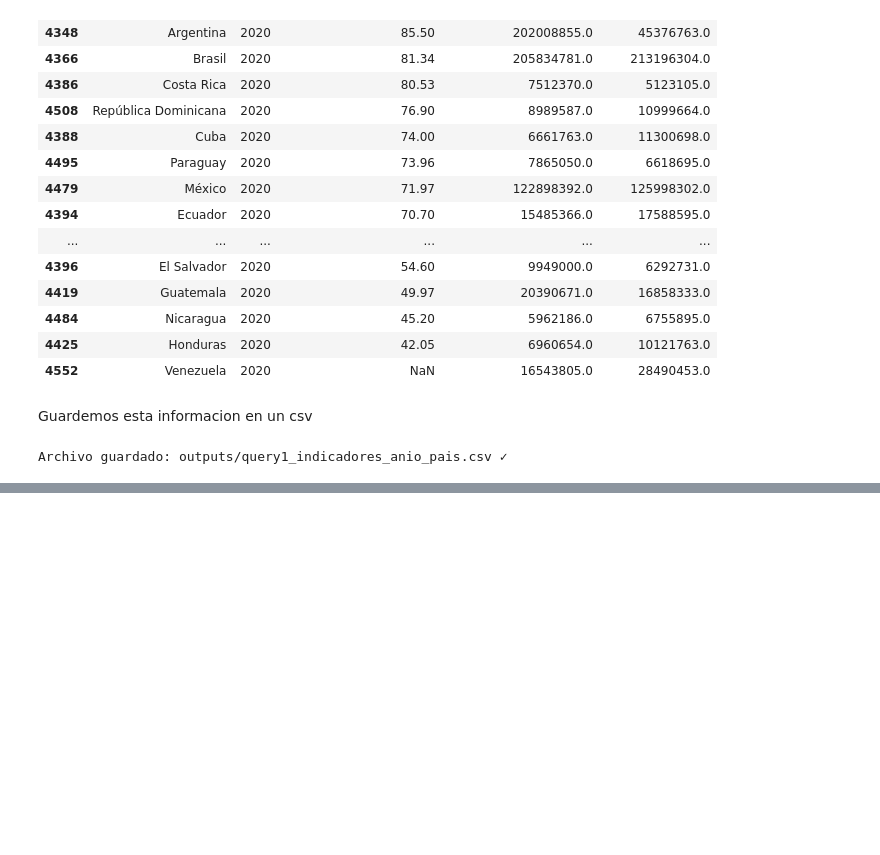
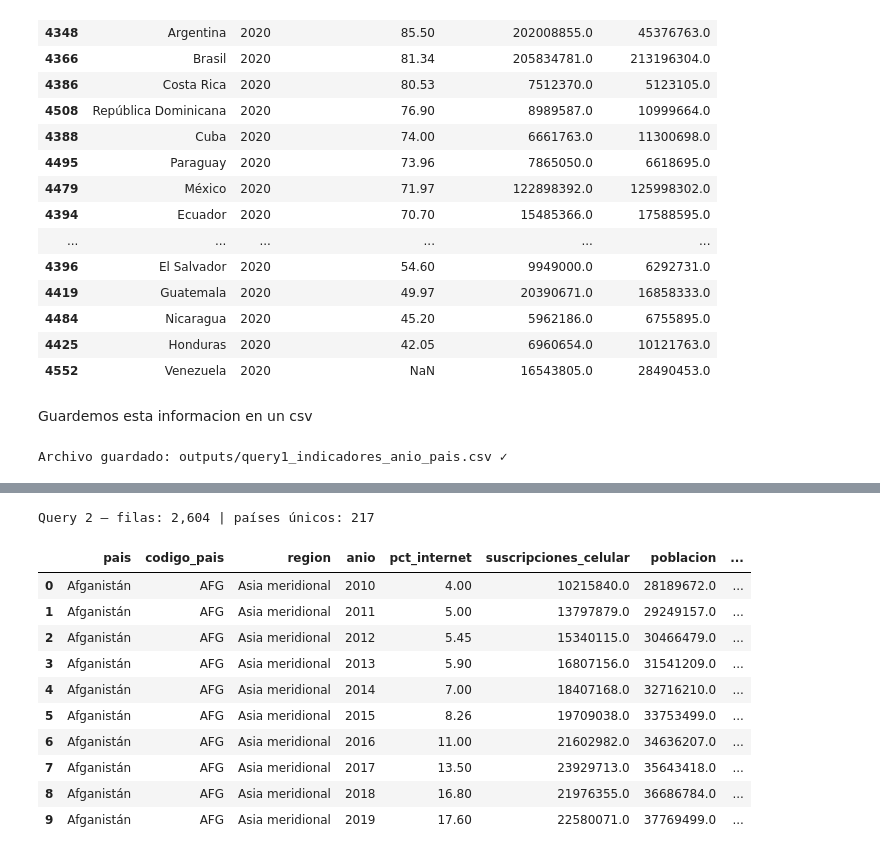
Before and after one commit to Oscarvm117/Challenge_Meli, a Jupyter notebook: Notebooks/challenge_meli_vis.ipynb, the cells around one changed output, grey strips where cells are left out. Cells and saved outputs as stored; diff of their text form; code cells hidden in the pictures; blank space fills up the shorter version.

```diff
--- a/Notebooks/challenge_meli_vis.ipynb
+++ b/Notebooks/challenge_meli_vis.ipynb
@@ -357,0 +361,71 @@ Archivo guardado: outputs/query1_indicadores_anio_pais.csv ✓
+# %%
+SQL_QUERY_2 = """
+
+WITH base AS (
+    SELECT
+        t.country_code,
+        t.country_name,
+        m.region,
+        m.income_group,
+        t.year,
+
+        -- Valores del año actual
+        t.internet_pct,
+        t.mobile_subscriptions,
+        t.population,
+
+        -- Valores del año anterior (por país, no global)
+        LAG(t.internet_pct)         OVER (PARTITION BY t.country_code ORDER BY t.year) AS internet_pct_prev,
+        LAG(t.mobile_subscriptions) OVER (PARTITION BY t.country_code ORDER BY t.year) AS mobile_prev,
+        LAG(t.population)           OVER (PARTITION BY t.country_code ORDER BY t.year) AS population_prev
+
+    FROM world_indicators t
+    INNER JOIN countries_metadata m
+        ON t.country_code = m.country_code
+
+    WHERE m.income_group != 'Agregados'
+)
+
+SELECT
+    country_name                                  AS pais,
+    country_code                                  AS codigo_pais,
+    region,
+    year                                          AS anio,
+
+    -- Valores actuales
+    ROUND(internet_pct, 2)                        AS pct_internet,
+    mobile_subscriptions                          AS suscripciones_celular,
+    population                                    AS poblacion,
+
+    -- YoY — NULL en 2010 es correcto (no existe 2009 en el dataset)
+    ROUND((internet_pct - internet_pct_prev)
+          / NULLIF(internet_pct_prev, 0) * 100, 2)    AS yoy_internet_pct,
+
+    ROUND((mobile_subscriptions - mobile_prev)
+          / NULLIF(mobile_prev, 0) * 100, 2)           AS yoy_celular_pct,
+
+    ROUND((population - population_prev)
+          / NULLIF(population_prev, 0) * 100, 2)       AS yoy_poblacion_pct
+
+FROM base
+WHERE year >= 2010
+ORDER BY country_name, year
+"""
+
+resultado_q2 = con.execute(SQL_QUERY_2).df()
+
+print(f'Query 2 — filas: {len(resultado_q2):,} | países únicos: {resultado_q2["codigo_pais"].nunique()}')
+resultado_q2.head(10)
+# %% [output]
+Query 2 — filas: 2,604 | países únicos: 217
+|  | pais | codigo_pais | region | anio | pct_internet | suscripciones_celular | poblacion | ... |
+| 0 | Afganistán | AFG | Asia meridional | 2010 | 4.00 | 10215840.0 | 28189672.0 | ... |
+| 1 | Afganistán | AFG | Asia meridional | 2011 | 5.00 | 13797879.0 | 29249157.0 | ... |
+| 2 | Afganistán | AFG | Asia meridional | 2012 | 5.45 | 15340115.0 | 30466479.0 | ... |
+| 3 | Afganistán | AFG | Asia meridional | 2013 | 5.90 | 16807156.0 | 31541209.0 | ... |
+| 4 | Afganistán | AFG | Asia meridional | 2014 | 7.00 | 18407168.0 | 32716210.0 | ... |
+| 5 | Afganistán | AFG | Asia meridional | 2015 | 8.26 | 19709038.0 | 33753499.0 | ... |
+| 6 | Afganistán | AFG | Asia meridional | 2016 | 11.00 | 21602982.0 | 34636207.0 | ... |
+| 7 | Afganistán | AFG | Asia meridional | 2017 | 13.50 | 23929713.0 | 35643418.0 | ... |
+| 8 | Afganistán | AFG | Asia meridional | 2018 | 16.80 | 21976355.0 | 36686784.0 | ... |
+| 9 | Afganistán | AFG | Asia meridional | 2019 | 17.60 | 22580071.0 | 37769499.0 | ... |
```
Also changed, not shown: parts of 8 cells of this notebook, 1 other file.
